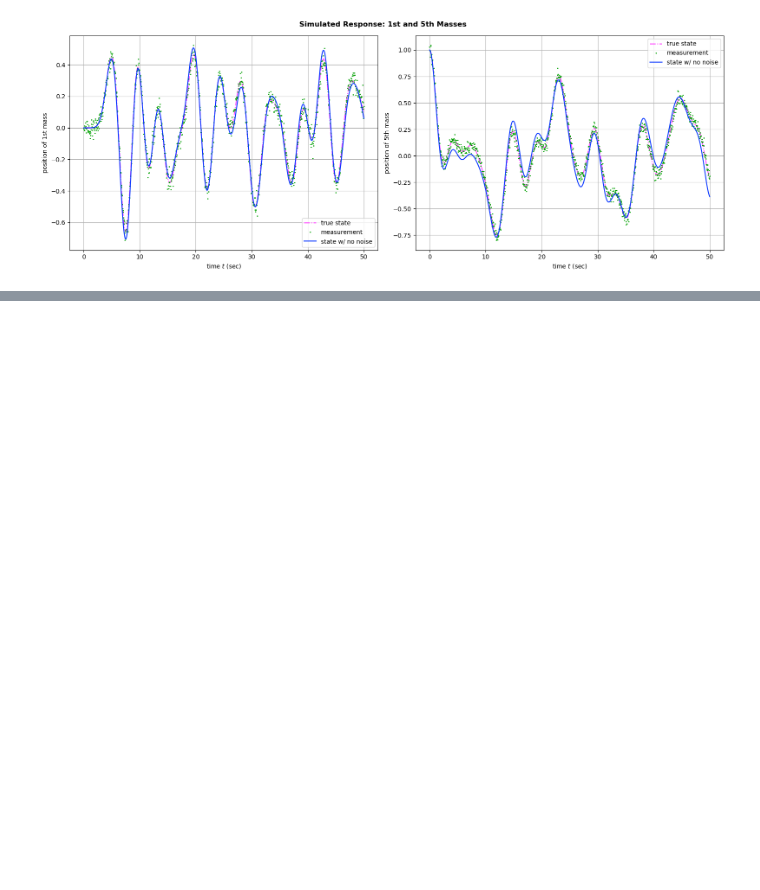
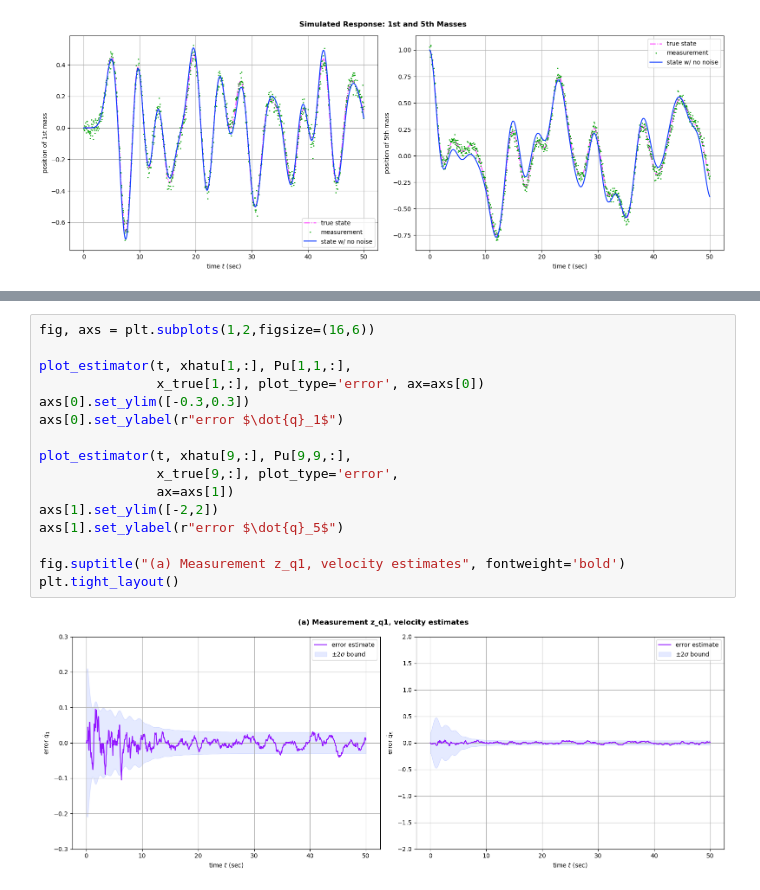
Before and after one commit to valentine-alia/MAE-6760, a Jupyter notebook: HW3/HW3_1.ipynb, the cells around one changed output, grey strips where cells are left out. Drawn from its saved outputs; the diff is of its cells as text; blank space fills up the shorter version.

```diff
--- a/HW3/HW3_1.ipynb
+++ b/HW3/HW3_1.ipynb
@@ -177,3 +200,21 @@ plt.tight_layout()
+# %%
+fig, axs = plt.subplots(1,2,figsize=(16,6))
+
+plot_estimator(t, xhatu[1,:], Pu[1,1,:],
+               x_true[1,:], plot_type='error', ax=axs[0])
+axs[0].set_ylim([-0.3,0.3])
+axs[0].set_ylabel(r"error $\dot{q}_1$")
+
+plot_estimator(t, xhatu[9,:], Pu[9,9,:],
+               x_true[9,:], plot_type='error',
+               ax=axs[1])
+axs[1].set_ylim([-2,2])
+axs[1].set_ylabel(r"error $\dot{q}_5$")
+
+fig.suptitle("(a) Measurement z_q1, velocity estimates", fontweight='bold')
+plt.tight_layout()
+# %% [output]
+[figure, added]
 # %%
 # ------------------------------------------------------------
 # (a) KF using z_q5
```
Also changed, not shown: parts of 16 cells of this notebook, 1 other file.
